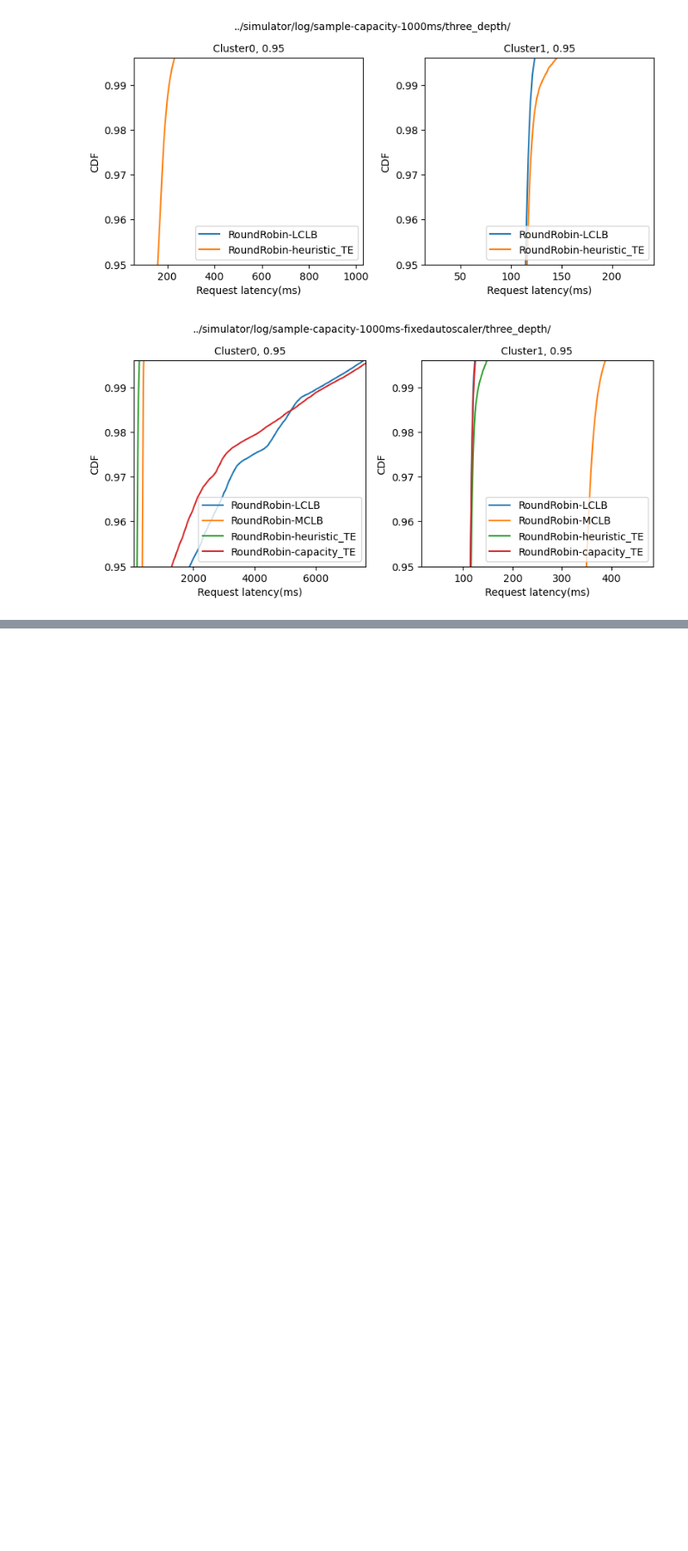
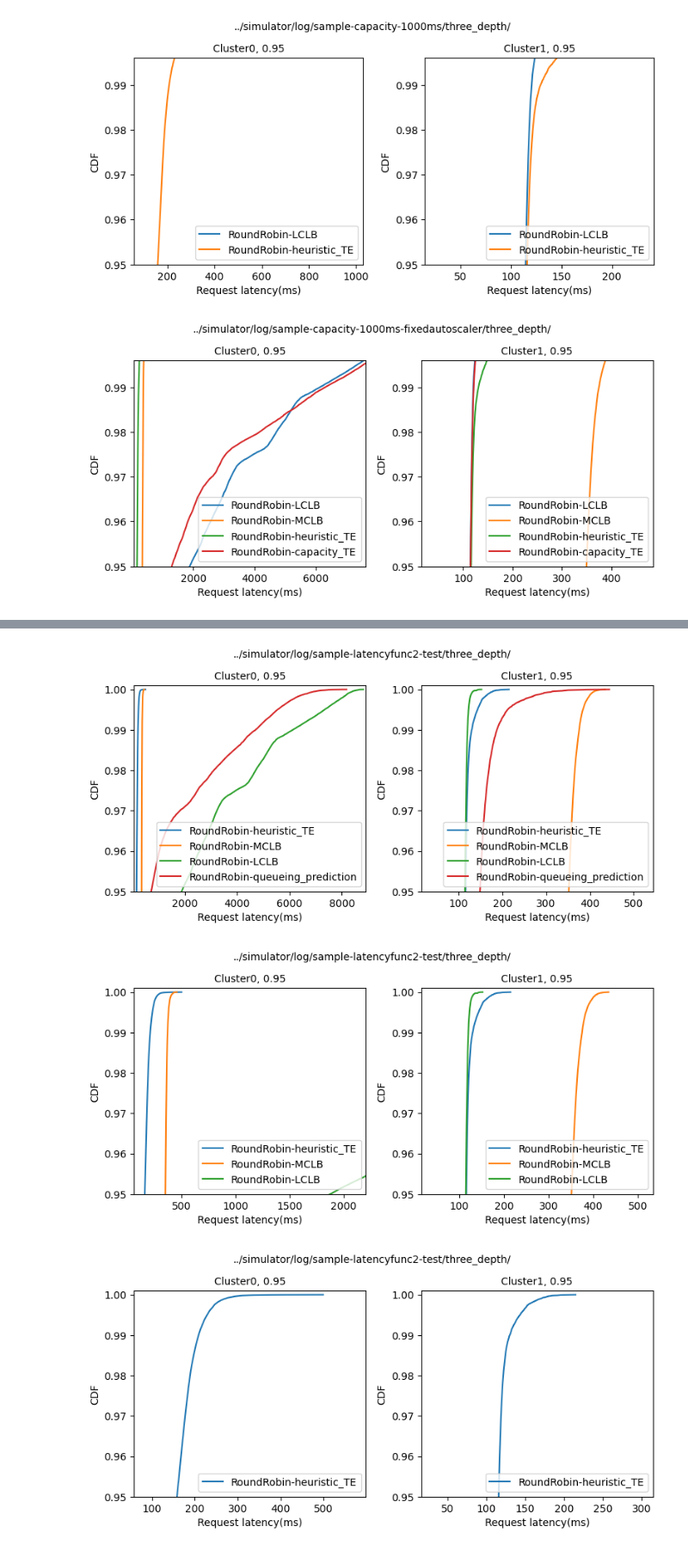
Before and after one commit to netarch/slate-sim, a Jupyter notebook: plot/plot_latency.ipynb, the cells around one changed output, grey strips where cells are left out. Shown at 86% size. Cells and saved outputs as stored; diff of their text form; code cells hidden in the pictures; blank space fills up the shorter version.

```diff
--- a/plot/plot_latency.ipynb
+++ b/plot/plot_latency.ipynb
@@ -323 +283,12 @@ df
+# %%
+common_path="../simulator/log/sample-latencyfunc2-test/three_depth/"
+# plot_latency(common_path, ["RoundRobin-LCLB", "RoundRobin-heuristic_TE", "RoundRobin-MCLB", "RoundRobin-capacity_TE", "RoundRobin-queueing_prediction"])
+plot_latency(common_path, ["RoundRobin-heuristic_TE", "RoundRobin-MCLB", "RoundRobin-LCLB", "RoundRobin-queueing_prediction"])
+plot_latency(common_path, ["RoundRobin-heuristic_TE", "RoundRobin-MCLB", "RoundRobin-LCLB"])
+plot_latency(common_path, ["RoundRobin-heuristic_TE"])
+# plot_latency(common_path)
+# %% [output]
+[figure, added]
+[figure, added]
+[figure, added]
 # %%
```
Also changed, not shown: parts of 3 cells of this notebook.
